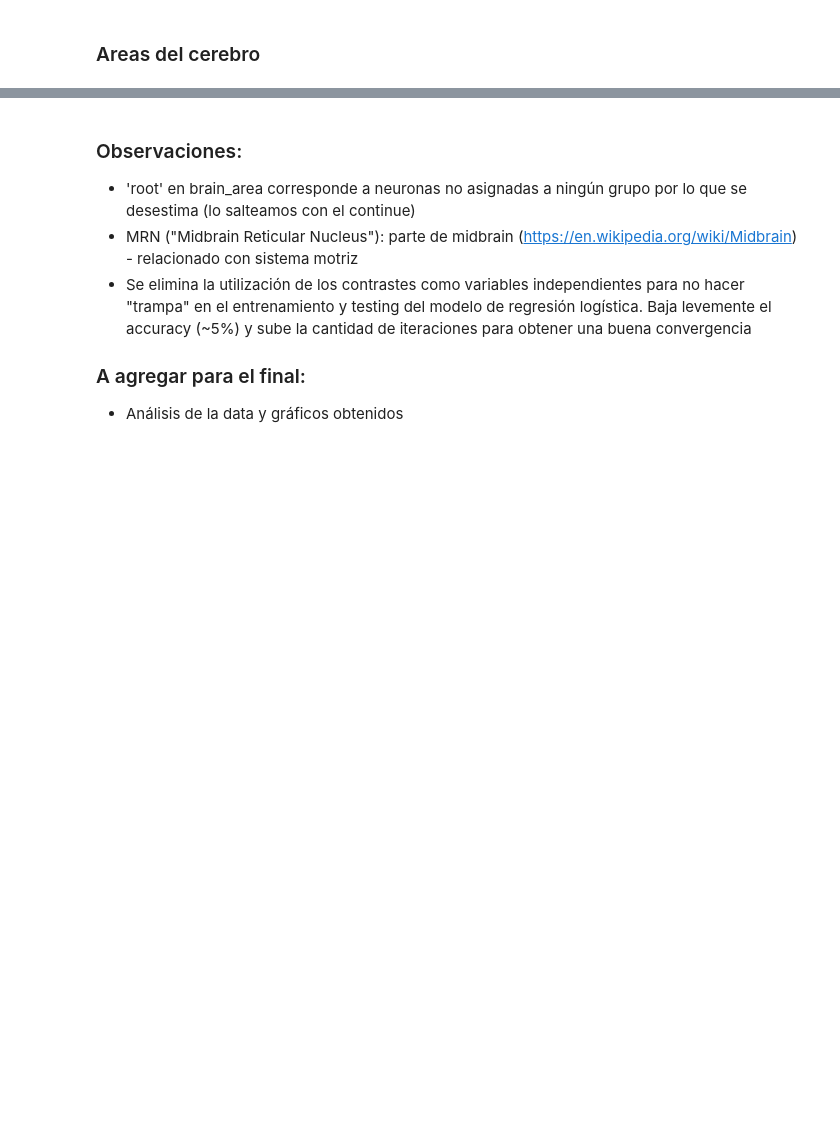
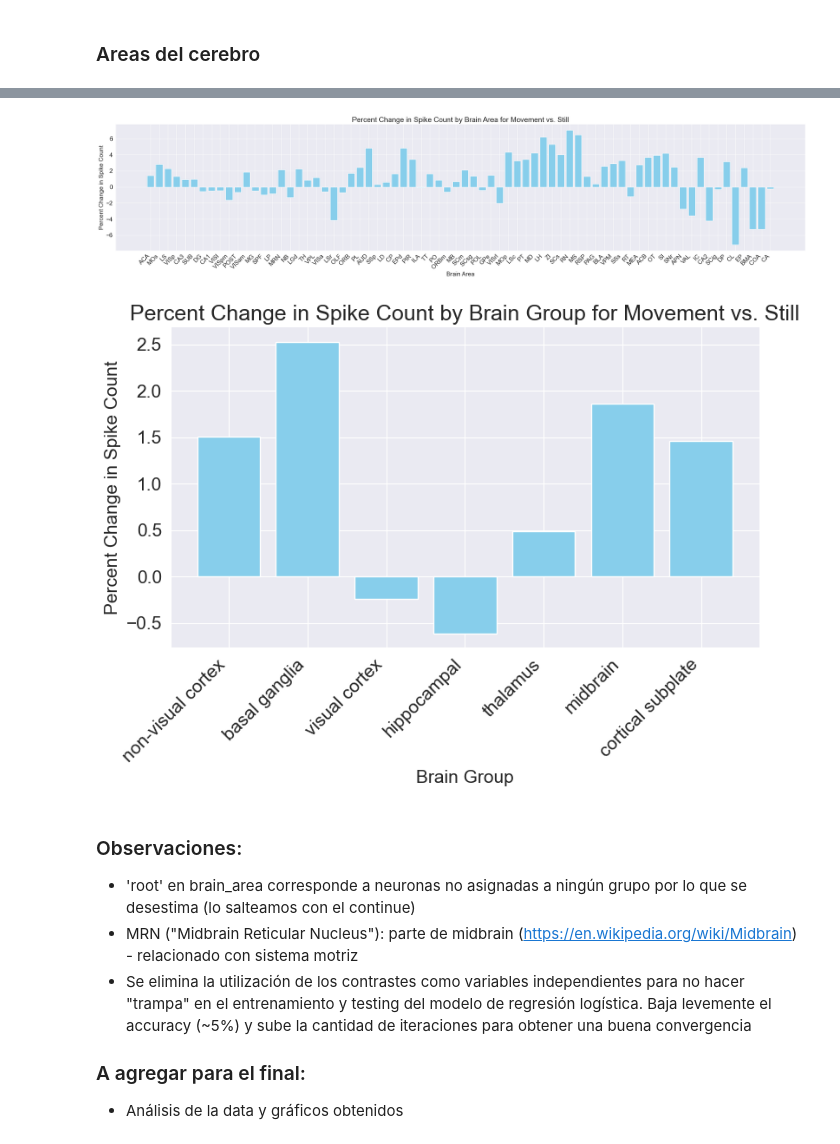
Before and after one commit to ImNotGone/NC-Final, a Jupyter notebook: TP_NC_Final_Bosetti_Martone.ipynb, the cells around one changed output, grey strips where cells are left out. Saved outputs shown, nothing was run; the diff lists cells and outputs as text; code cells hidden in the pictures; blank space fills up the shorter version.

```diff
--- a/TP_NC_Final_Bosetti_Martone.ipynb
+++ b/TP_NC_Final_Bosetti_Martone.ipynb
@@ -390,33 +453,62 @@ plt.show()
 # %%
-# Paso 1: Calcular la media de disparos por área y por respuesta
-mean_spike_counts = {}
-for response, areas in response_area_spike_counts.items():
+percent_change = {}
+for response, areas  in response_area_spike_counts.items():
     for area, spike_count in areas.items():
-        if area not in mean_spike_counts:
-            mean_spike_counts[area] = {}
-        mean_spike_counts[area][response] = np.mean(spike_count)
+        if area == 'root':
+            continue
+        if area not in percent_change:
+            percent_change[area] = []
+        percent_change[area].append(spike_count)
 
-# Paso 2: Calcular el cambio porcentual entre condiciones de respuesta
-# Asumiendo que tenemos dos condiciones de respuesta: 1 (movimiento) y 0 (quieto)
-percent_change = {}
-for area, responses in mean_spike_counts.items():
-    if (1 in responses or -1 in responses) and 0 in responses:  # Asegurarse de que ambas respuestas estén presentes
-        baseline = responses[0]
-        change = responses[1]
-        percent_change[area] = ((change - baseline) / baseline) * 100
+for area, responses in percent_change.items():
+    change_negative = responses[0]
+    baseline = responses[1]
+    change = responses[2]
+    percent_change[area] = ((((change_negative + change) / 2) - baseline) / baseline) * 100
+
+# Now group areas by brain groups
+brain_groups = {'visual cortex' : ["VISa", "VISam", "VISl", "VISp", "VISpm", "VISrl"],
+                        'thalamus': ["CL", "LD", "LGd", "LH", "LP", "MD", "MG", "PO", "POL", "PT", "RT", "SPF", "TH", "VAL", "VPL", "VPM"],
+                        'hippocampal': ["CA", "CA1", "CA2", "CA3", "DG", "SUB", "POST"],
+                        'non-visual cortex': ["ACA", "AUD", "COA", "DP", "ILA", "MOp", "MOs", "OLF", "ORB", "ORBm", "PIR", "PL", "SSp", "SSs", "RSP","TT"],
+                        'midbrain': ["APN", "IC", "MB", "MRN", "NB", "PAG", "RN", "SCs", "SCm", "SCig", "SCsg", "ZI"],
+                        'basal ganglia': ["ACB", "CP", "GPe", "LS", "LSc", "LSr", "MS", "OT", "SNr", "SI"],
+                        'cortical subplate': ["BLA", "BMA", "EP", "EPd", "MEA"]
+                        }
+
+percent_change_grouped = {}
+for area, change in percent_change.items():
+    for group, areas in brain_groups.items():
+        if area in areas:
+            if group not in percent_change_grouped:
+                percent_change_grouped[group] = []
+            percent_change_grouped[group].append(change)
 
 # Paso 3: Visualizar los cambios relativos
 areas = list(percent_change.keys())
 changes = [percent_change[area] for area in areas]
 
-plt.figure(figsize=(10, 6))
+plt.figure(figsize=(25, 6))
 plt.bar(areas, changes, color='skyblue')
 plt.xlabel('Brain Area')
 plt.ylabel('Percent Change in Spike Count')
 plt.title('Percent Change in Spike Count by Brain Area for Movement vs. Still')
 plt.xticks(rotation=45, ha="right")
 plt.tight_layout()
 plt.show()
+
+# Bar plot showing the percent change for each brain group all in one plot
+plt.figure(figsize=(8, 6))
+plt.bar(percent_change_grouped.keys(), [np.mean(changes) for changes in percent_change_grouped.values()], color='skyblue')
+plt.xlabel('Brain Group')
+plt.ylabel('Percent Change in Spike Count')
+plt.title('Percent Change in Spike Count by Brain Group for Movement vs. Still')
+plt.xticks(rotation=45, ha="right")
+plt.tight_layout()
+plt.show()
+# %% [output]
+[figure, added]
+[figure, added]
 # %% [markdown]
 ### Observaciones:
 - 'root' en brain_area corresponde a neuronas no asignadas a ningún grupo por lo que se desestima (lo salteamos con el continue)
```
Also changed, not shown: parts of 6 cells of this notebook.
